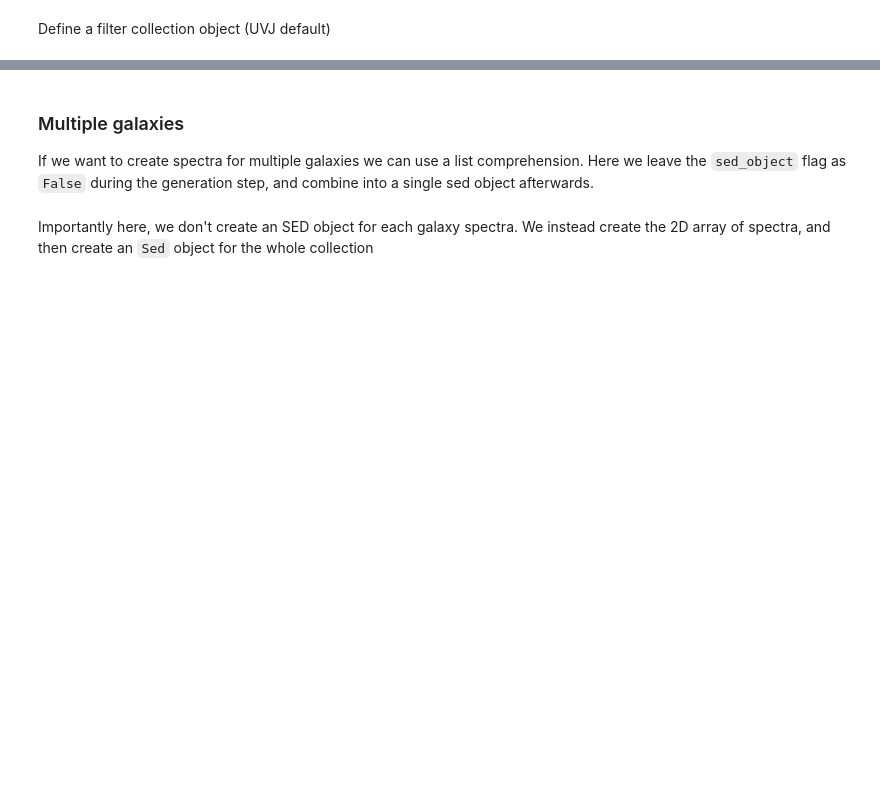
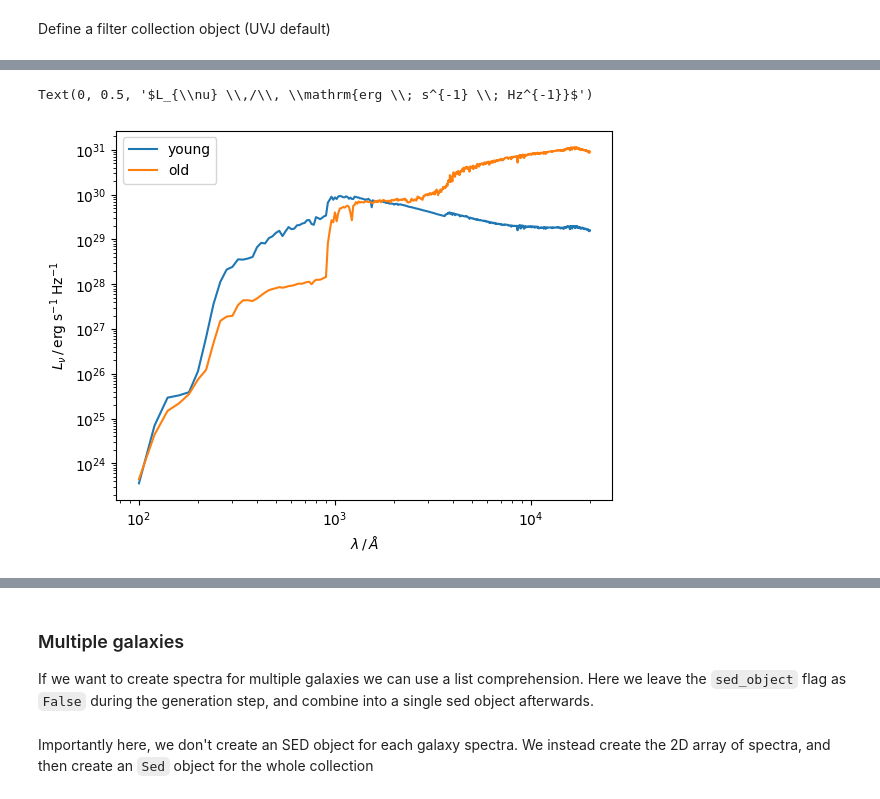
Before and after one commit to synthesizer-project/synthesizer, a Jupyter notebook: docs/source/cosmo/cosmo_example.ipynb, the cells around one changed output, grey strips where cells are left out. Saved outputs shown, nothing was run; the diff lists cells and outputs as text; code cells hidden in the pictures; blank space fills up the shorter version.

```diff
--- a/docs/source/cosmo/cosmo_example.ipynb
+++ b/docs/source/cosmo/cosmo_example.ipynb
@@ -78,0 +90,12 @@ print(_UVJ)
+# %%
+young_spec = _g.get_stellar_spectra(grid, sed_object=False, young=1e7)
+old_spec = _g.get_stellar_spectra(grid, sed_object=False, old=1e7)
+
+plt.loglog(grid.lam, young_spec, label='young')
+plt.loglog(grid.lam, old_spec, label='old')
+plt.legend()
+plt.xlabel('$\lambda \,/\, \\AA$')
+plt.ylabel('$L_{\\nu} \,/\, \mathrm{erg \; s^{-1} \; Hz^{-1}}$')
+# %% [output]
+Text(0, 0.5, '$L_{\\nu} \\,/\\, \\mathrm{erg \\; s^{-1} \\; Hz^{-1}}$')
+[figure, added]
```
Also changed, not shown: parts of 22 cells of this notebook.
